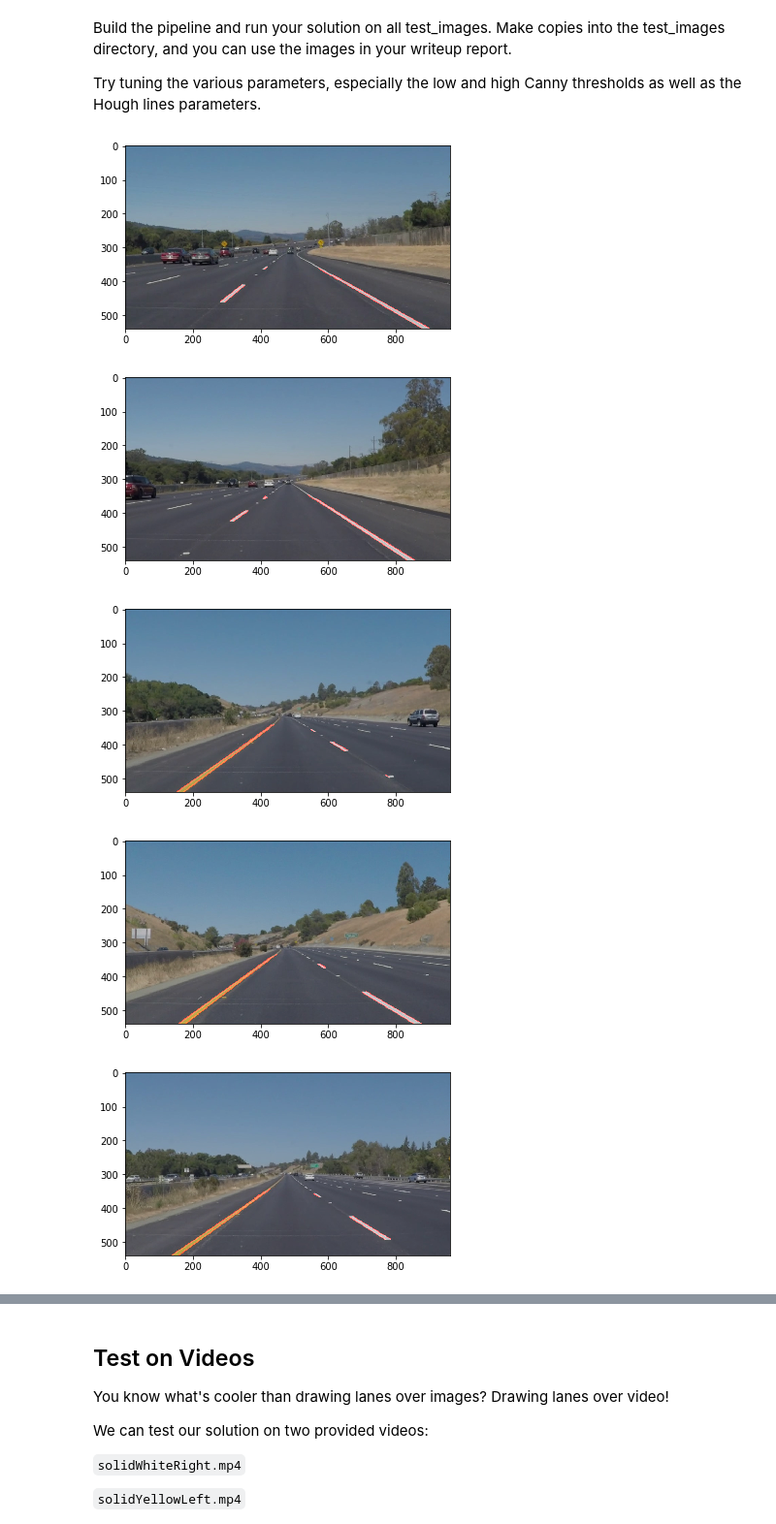
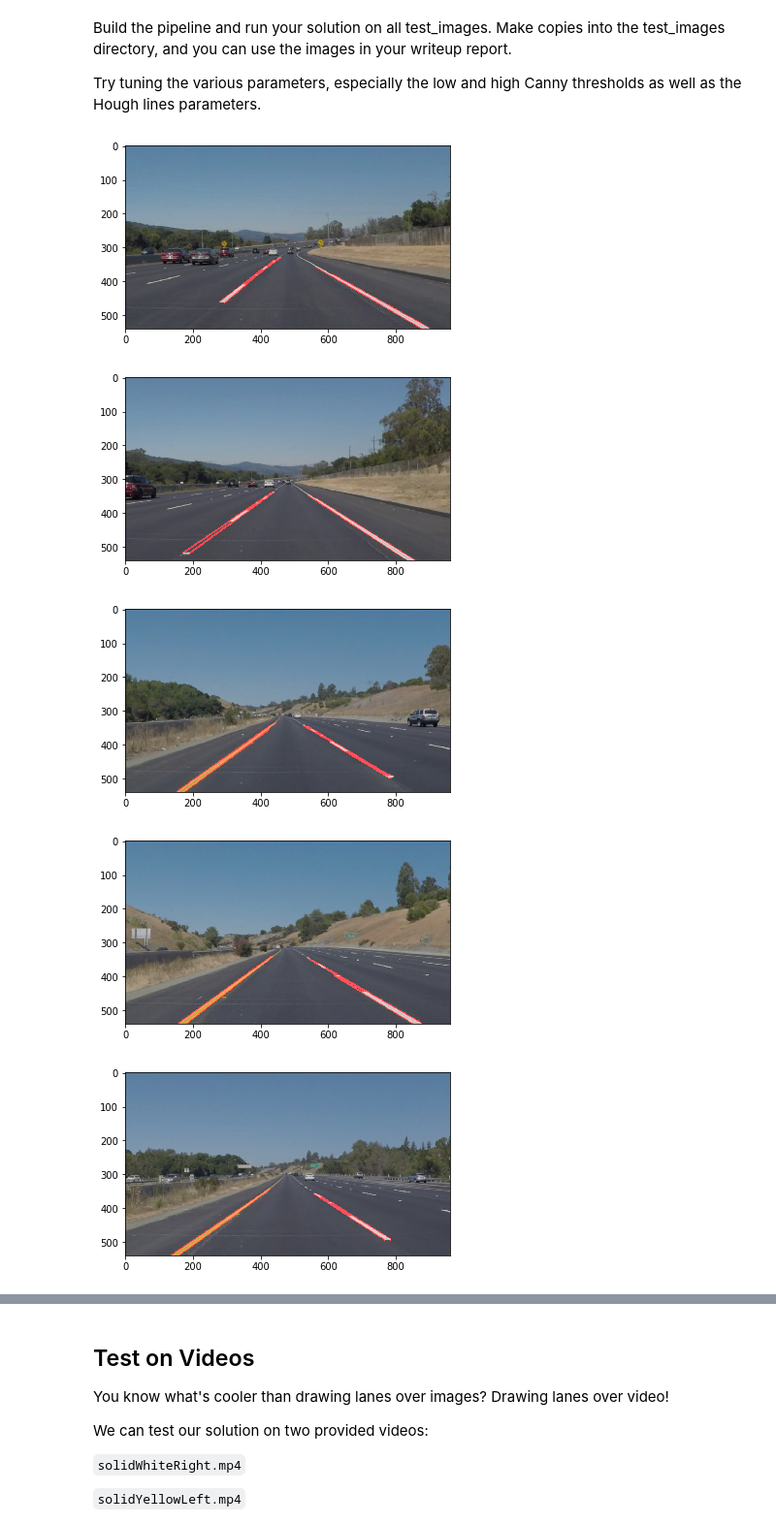
Before and after one commit to mkoehnke/CarND-LaneLines, a Jupyter notebook: P1.ipynb, the cells around one changed output, grey strips where cells are left out. Shown at 97% size. Cells and saved outputs as stored; diff of their text form; code cells hidden in the pictures.

```diff
--- a/P1.ipynb
+++ b/P1.ipynb
@@ -271,7 +272,7 @@ def pipeline(image, extrapolate=False, image_name=""):
     gray = grayscale(image)
 
     # Apply Gaussian smoothing
-    kernel_size = 5
+    kernel_size = 3
     blur_gray = gaussian_blur(gray, kernel_size)
 
     # Apply Canny
@@ -291,45 +292,45 @@ def pipeline(image, extrapolate=False, image_name=""):
     # Define the Hough transform parameters
     rho = 1             # distance resolution
     theta = np.pi/180   # angular resolution
-    threshold = 25      # minimum number of votes
-    min_line_length = 5 # minimum number of pixels making up a line
-    max_line_gap = 5    # maximum gap in pixels between connectable line segments
+    threshold = 30      # minimum number of votes
+    min_line_length = 100 # minimum number of pixels making up a line
+    max_line_gap = 160    # maximum gap in pixels between connectable line segments
     min_y = 0
-    line_thickness = 2
+    line_thickness = 4
 
     if (extrapolate):
         min_y = y
         line_thickness = 10
 
     hough_image = hough_lines(masked_canny, rho, theta, threshold, min_line_length, max_line_gap, min_y, line_thickness)
 
     # Weighted Image
     weighted_image = weighted_img(hough_image, image)
     save(weighted_image, image_name, "final")
 
     return weighted_image
 
 
 def process_all_images():
     for image_name in os.listdir("test_images/"):
         # Read image from folder
         folder_name = "test_images"
         image_path = folder_name + "/" + image_name
         image = mpimg.imread(image_path)
 
         # Process image
         result = pipeline(image, False, image_name)
 
         # Show image
         show(result)
 
         # Write image to 'processed_images' folder
         save(result, image_name)
 
 process_all_images()
 # %% [output]
-[figure, old version]
+[figure, new version]
-[figure, old version]
+[figure, new version]
-[figure, old version]
+[figure, new version]
-[figure, old version]
+[figure, new version]
-[figure, old version]
+[figure, new version]
```
Also changed, not shown: parts of 6 cells of this notebook, 8 other files.
